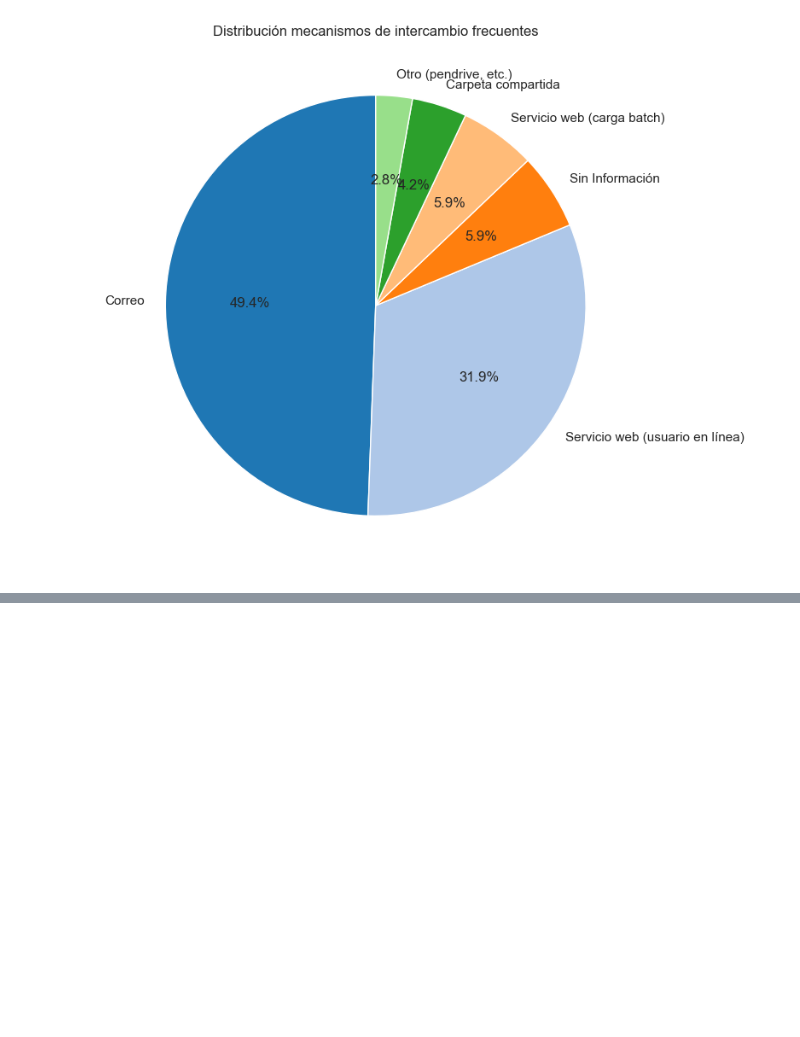
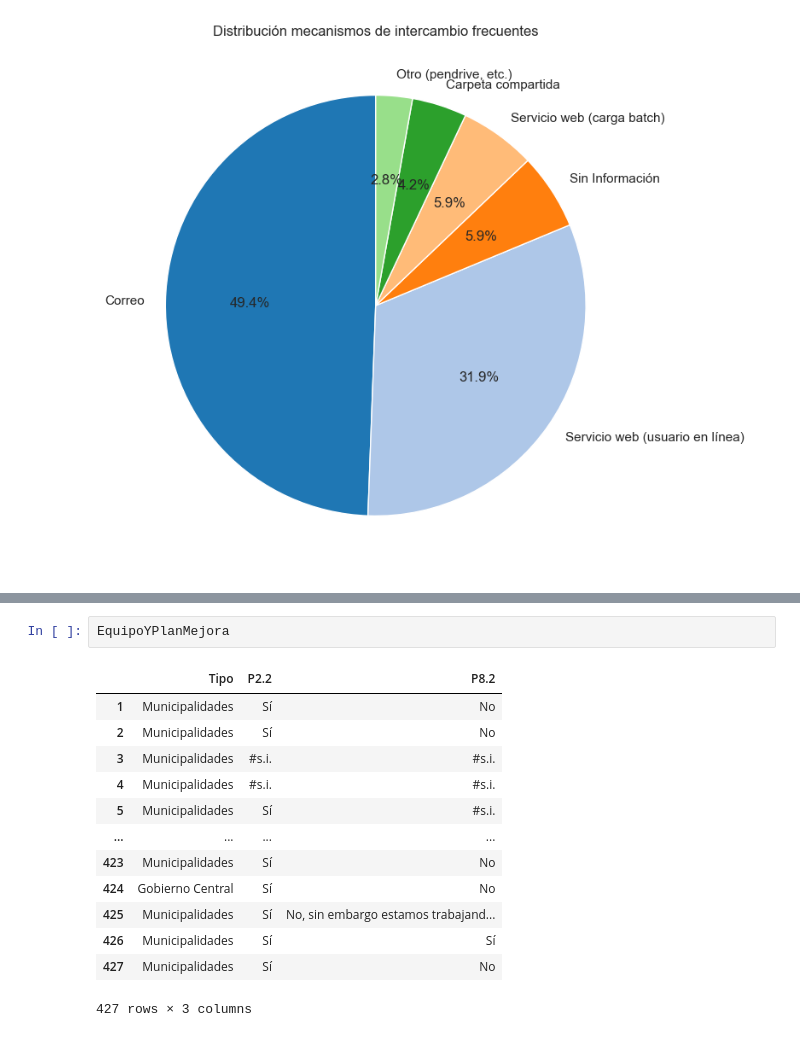
Before and after one commit to alejoGonc/EGD-CameronPartners, a Jupyter notebook: main.ipynb, the cells around one changed output, grey strips where cells are left out. Drawn from its saved outputs; the diff is of its cells as text; blank space fills up the shorter version.

```diff
--- a/main.ipynb
+++ b/main.ipynb
@@ -832,0 +923,16 @@ plt.show()
+# %%
+EquipoYPlanMejora
+# %% [output]
+|  | Tipo | P2.2 | P8.2 |
+| 1 | Municipalidades | Sí | No |
+| 2 | Municipalidades | Sí | No |
+| 3 | Municipalidades | #s.i. | #s.i. |
+| 4 | Municipalidades | #s.i. | #s.i. |
+| 5 | Municipalidades | Sí | #s.i. |
+| ... | ... | ... | ... |
+| 423 | Municipalidades | Sí | No |
+| 424 | Gobierno Central | Sí | No |
+| 425 | Municipalidades | Sí | No, sin embargo estamos trabajand... |
+| 426 | Municipalidades | Sí | Sí |
+| 427 | Municipalidades | Sí | No |
+427 rows × 3 columns
```
Also changed, not shown: parts of 30 cells of this notebook.
